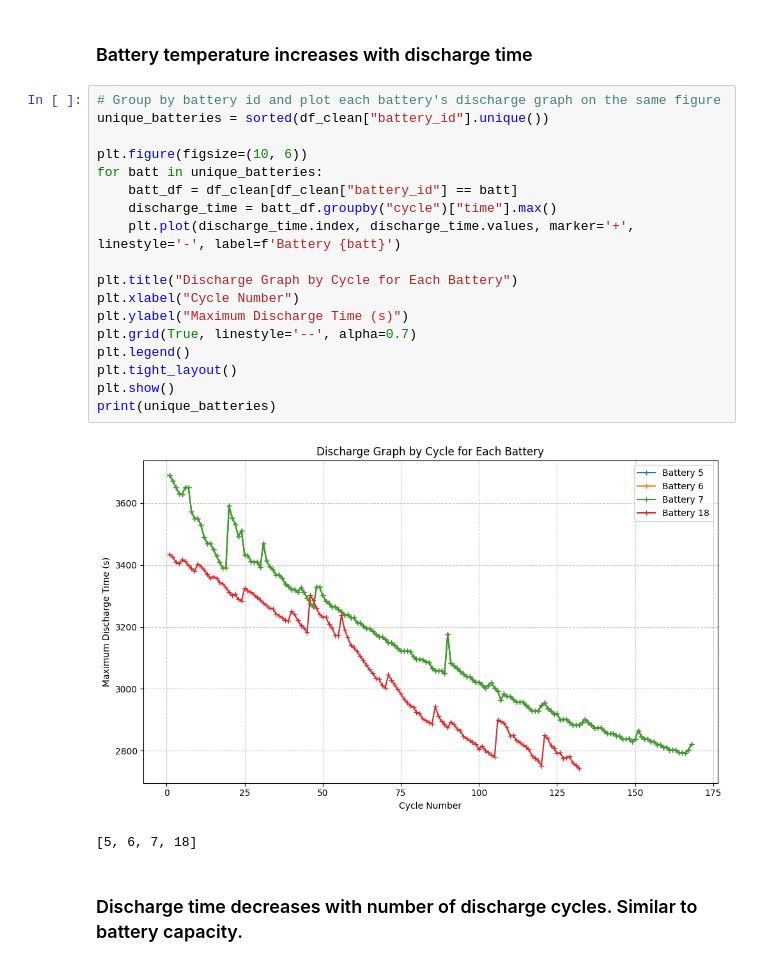
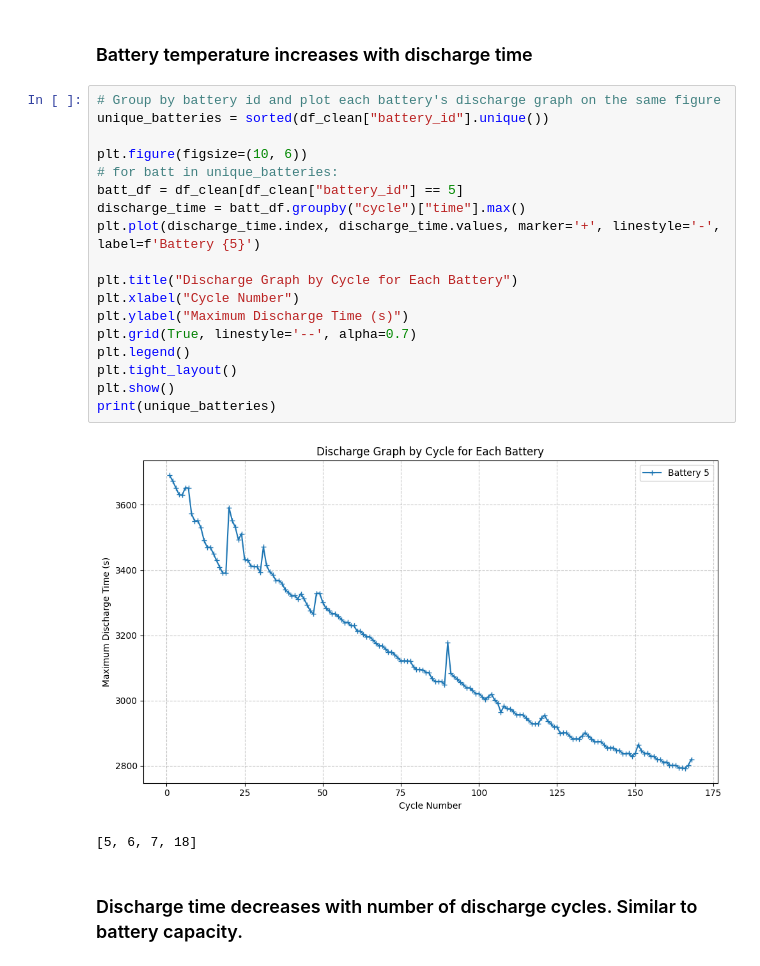
Before and after one commit to kalzbra/battery_RUL_project, a Jupyter notebook: battery_RUL.ipynb, the cells around one changed output. Saved outputs shown, nothing was run; the diff lists cells and outputs as text.

```diff
--- a/battery_RUL.ipynb
+++ b/battery_RUL.ipynb
@@ -358,23 +359,23 @@ plt.show()
 # %%
 # Group by battery id and plot each battery's discharge graph on the same figure
 unique_batteries = sorted(df_clean["battery_id"].unique())
 
 plt.figure(figsize=(10, 6))
-for batt in unique_batteries:
-    batt_df = df_clean[df_clean["battery_id"] == batt]
-    discharge_time = batt_df.groupby("cycle")["time"].max()
-    plt.plot(discharge_time.index, discharge_time.values, marker='+', linestyle='-', label=f'Battery {batt}')
+# for batt in unique_batteries:
+batt_df = df_clean[df_clean["battery_id"] == 5]
+discharge_time = batt_df.groupby("cycle")["time"].max()
+plt.plot(discharge_time.index, discharge_time.values, marker='+', linestyle='-', label=f'Battery {5}')
 
 plt.title("Discharge Graph by Cycle for Each Battery")
 plt.xlabel("Cycle Number")
 plt.ylabel("Maximum Discharge Time (s)")
 plt.grid(True, linestyle='--', alpha=0.7)
 plt.legend()
 plt.tight_layout()
 plt.show()
 print(unique_batteries)
 # %% [output]
-[figure, old version]
+[figure, new version]
 [5, 6, 7, 18]
 # %% [markdown]
 ### Discharge time decreases with number of discharge cycles. Similar to battery capacity.
```
Also changed, not shown: parts of 21 cells of this notebook.
